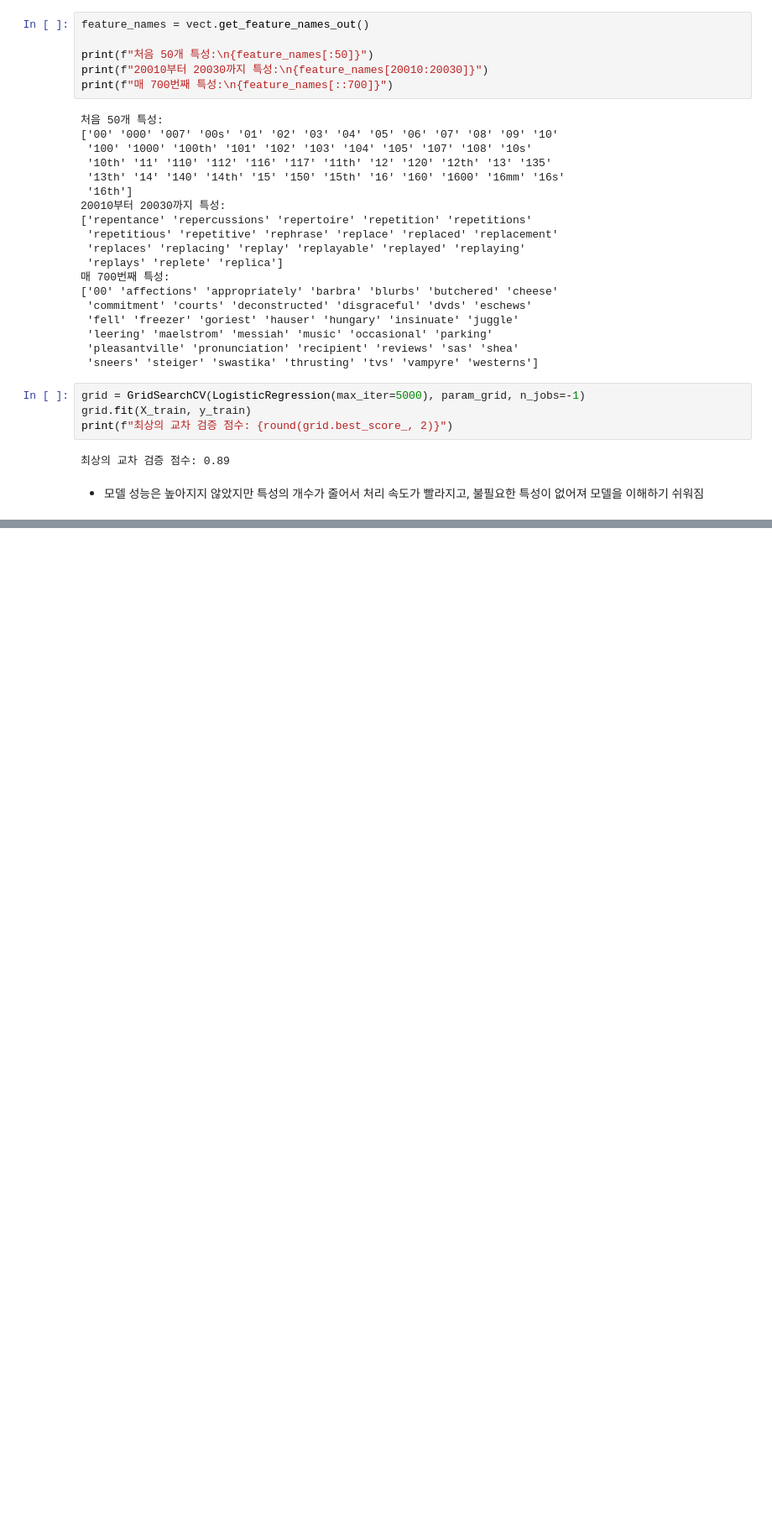
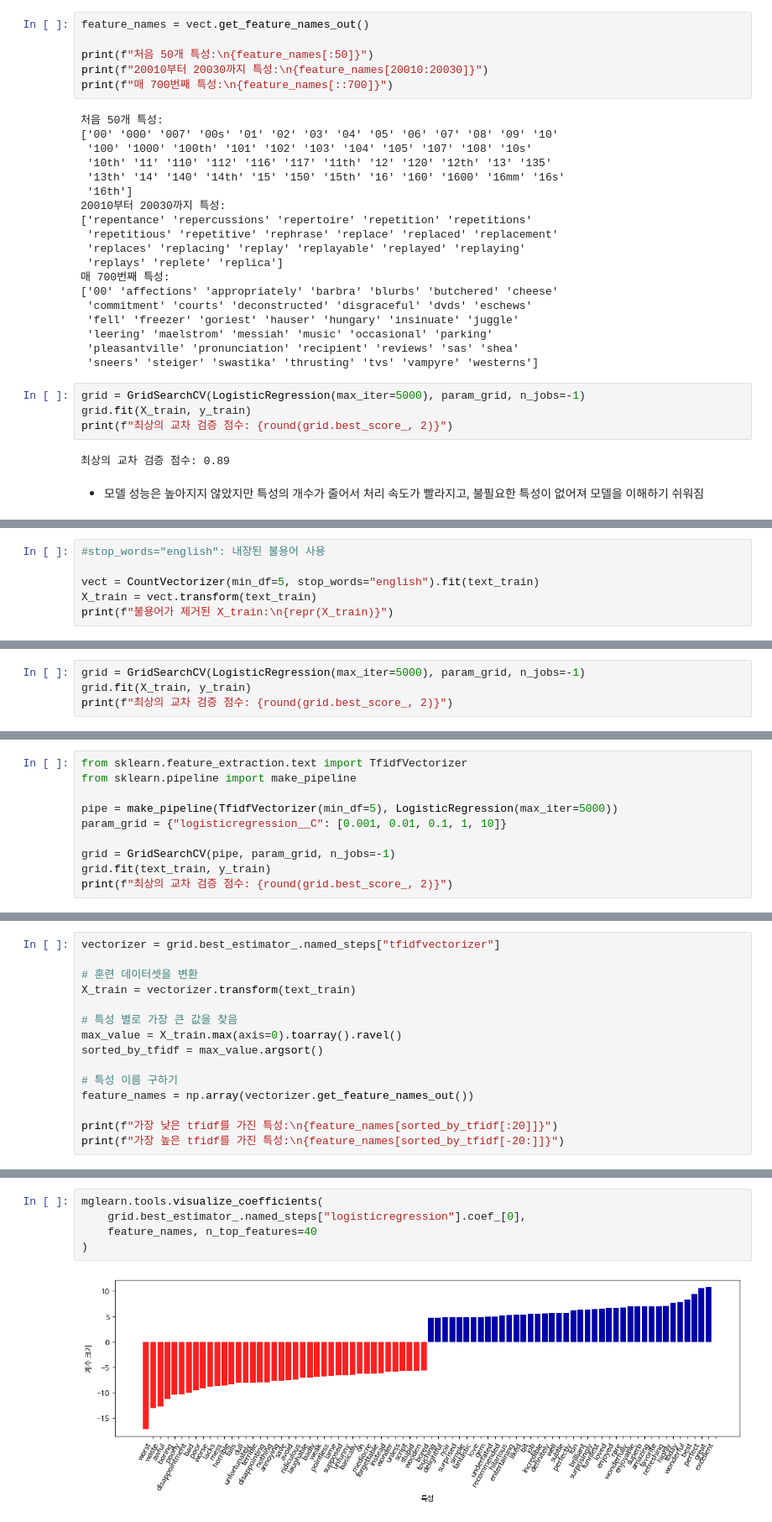
Before and after one commit to tjdux/Introduction-to-Machine-Learning-with-Python, a Jupyter notebook: 07_2_텍스트_데이터_다루기.ipynb, the cells around one changed output, grey strips where cells are left out. Shown at 84% size. Saved outputs shown, nothing was run; the diff lists cells and outputs as text; blank space fills up the shorter version.

```diff
--- a/07_2_텍스트_데이터_다루기.ipynb
+++ b/07_2_텍스트_데이터_다루기.ipynb
@@ -268,0 +275,6 @@ print(f"최상의 교차 검증 점수: {round(grid.best_score_, 2)}")
+# %%
+#stop_words="english": 내장된 불용어 사용
+
+vect = CountVectorizer(min_df=5, stop_words="english").fit(text_train)
+X_train = vect.transform(text_train)
+print(f"불용어가 제거된 X_train:\n{repr(X_train)}")
@@ -268,0 +285,4 @@ print(f"최상의 교차 검증 점수: {round(grid.best_score_, 2)}")
+# %%
+grid = GridSearchCV(LogisticRegression(max_iter=5000), param_grid, n_jobs=-1)
+grid.fit(X_train, y_train)
+print(f"최상의 교차 검증 점수: {round(grid.best_score_, 2)}")
@@ -268,0 +300,10 @@ print(f"최상의 교차 검증 점수: {round(grid.best_score_, 2)}")
+# %%
+from sklearn.feature_extraction.text import TfidfVectorizer
+from sklearn.pipeline import make_pipeline
+
+pipe = make_pipeline(TfidfVectorizer(min_df=5), LogisticRegression(max_iter=5000))
+param_grid = {"logisticregression__C": [0.001, 0.01, 0.1, 1, 10]}
+
+grid = GridSearchCV(pipe, param_grid, n_jobs=-1)
+grid.fit(text_train, y_train)
+print(f"최상의 교차 검증 점수: {round(grid.best_score_, 2)}")
@@ -268,0 +316,15 @@ print(f"최상의 교차 검증 점수: {round(grid.best_score_, 2)}")
+# %%
+vectorizer = grid.best_estimator_.named_steps["tfidfvectorizer"]
+
+# 훈련 데이터셋을 변환
+X_train = vectorizer.transform(text_train)
+
+# 특성 별로 가장 큰 값을 찾음
+max_value = X_train.max(axis=0).toarray().ravel()
+sorted_by_tfidf = max_value.argsort()
+
+# 특성 이름 구하기
+feature_names = np.array(vectorizer.get_feature_names_out())
+
+print(f"가장 낮은 tfidf를 가진 특성:\n{feature_names[sorted_by_tfidf[:20]]}")
+print(f"가장 높은 tfidf를 가진 특성:\n{feature_names[sorted_by_tfidf[-20:]]}")
@@ -268,0 +361,7 @@ print(f"최상의 교차 검증 점수: {round(grid.best_score_, 2)}")
+# %%
+mglearn.tools.visualize_coefficients(
+    grid.best_estimator_.named_steps["logisticregression"].coef_[0],
+    feature_names, n_top_features=40
+)
+# %% [output]
+[figure, added]
```
Also changed, not shown: parts of 14 cells of this notebook.
